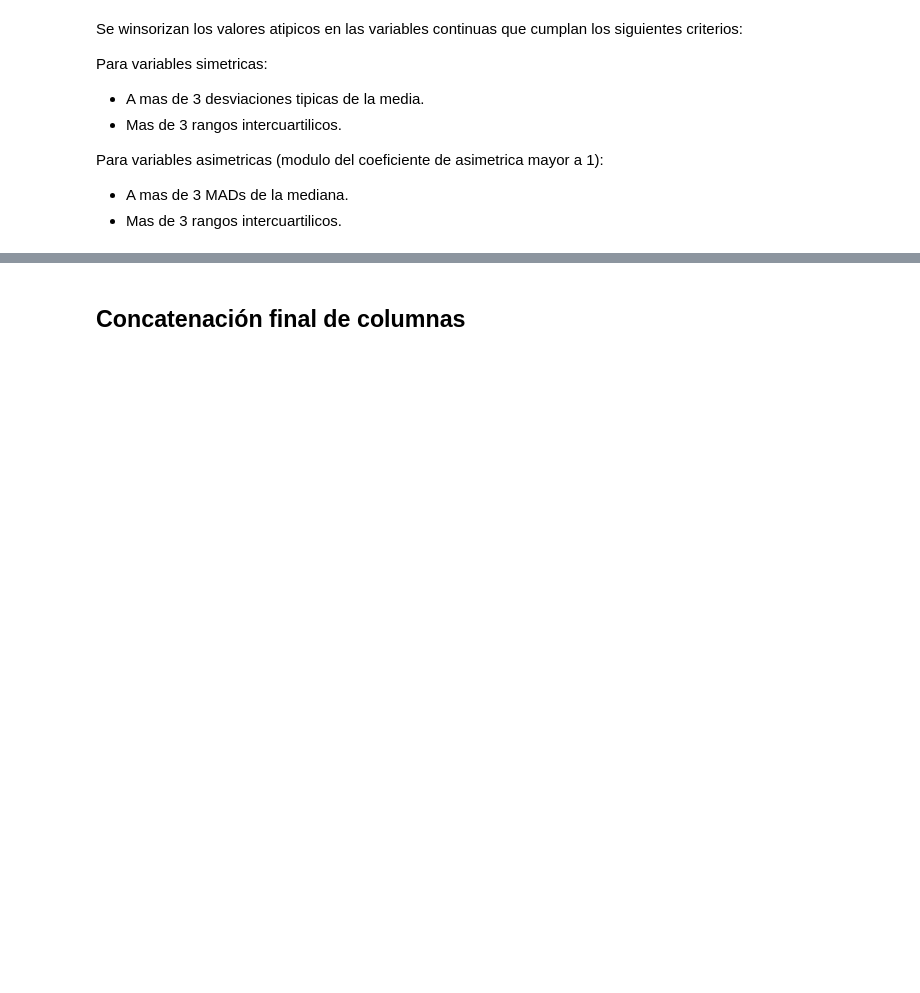
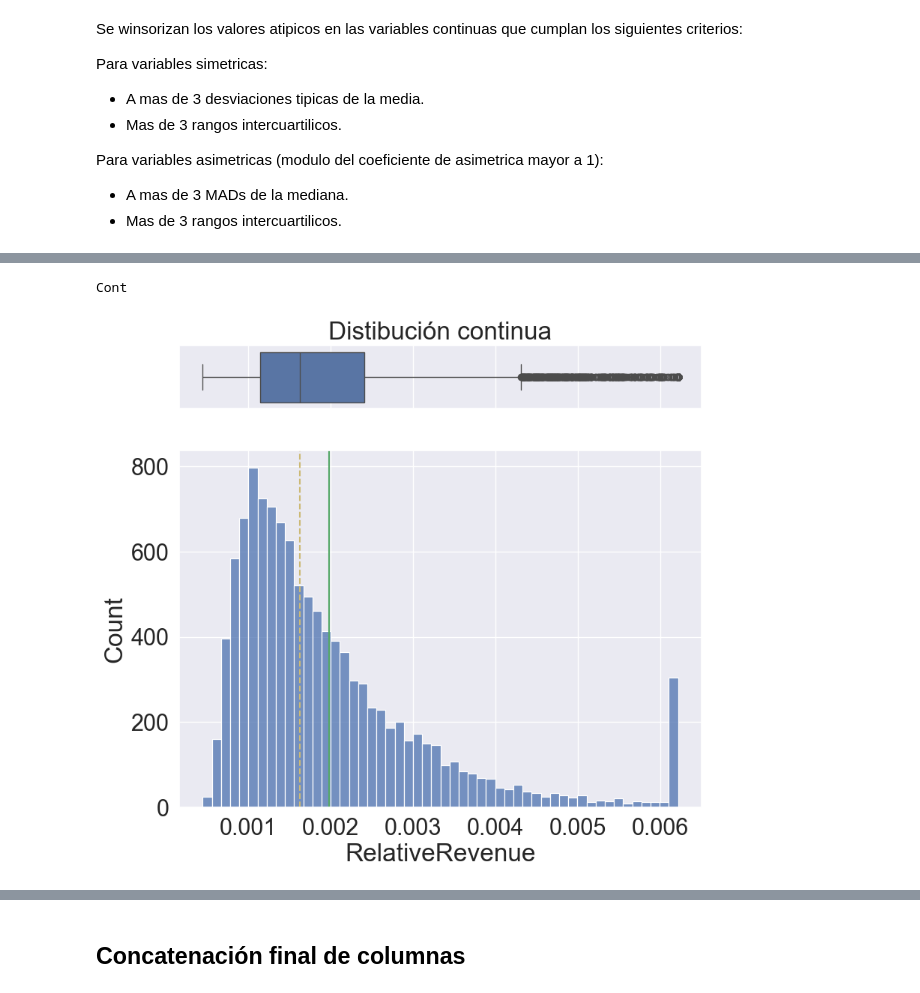
Before and after one commit to sebakremis/FinDataMining, a Jupyter notebook: 02_Notebook_Transformacion.ipynb, the cells around one changed output, grey strips where cells are left out. Cells and saved outputs as stored; diff of their text form; code cells hidden in the pictures; blank space fills up the shorter version.

```diff
--- a/02_Notebook_Transformacion.ipynb
+++ b/02_Notebook_Transformacion.ipynb
@@ -316,8 +680,10 @@ plot(df_transformed[columna_a_graficar])
 # Transformaciones logarítmicas
 
 columnas_a_transformar = [
-    'RelativeAssets',
-    'RelativeRevenue'
+    'Volume',
+    'CapExToRevenue',
+    'DebtToEquity',
+    'QuarterlyVariance'
     ]
 for columna in columnas_a_transformar:
     df_transformed[columna] = df_transformed[columna].fillna(0)
@@ -329,6 +713,8 @@ df_transformed.select_dtypes(include="number").skew().sort_values(ascending=Fals
 # %%
 # Definir columnas que saltean la "winsorización"
-columnas_intactas = cols_monetarias + [
+cols_fin_clean = obtener_cols_financieras(incluirTTM=True)
+
+columnas_intactas = cols_fin_clean + [
     # Variables de precio (posibles label)
     'Close',
     'Open',
@@ -337,7 +723,9 @@ columnas_intactas = cols_monetarias + [
     'PriceToBook',
     # Otras
     'Date',
-    'Ticker'
+    'Ticker',
+    'TotalMarketRevenue',
+    'TotalMarketAssets'
     ]
 
 # Separar el dataset
@@ -365,6 +789,9 @@ df_winsor.skew().sort_values(ascending=False)
 # %%
 # Visualizar cambios
-columna_a_graficar = 'RelativeAssets_log' # indicar columna para el grafico
+columna_a_graficar = 'RelativeRevenue' # indicar columna para el grafico
 plot(df_winsor[columna_a_graficar])
+# %% [output]
+Cont
+[figure, added]
 # %%
 df_winsor.describe().T
```
Also changed, not shown: parts of 43 cells of this notebook, 2 other files.
